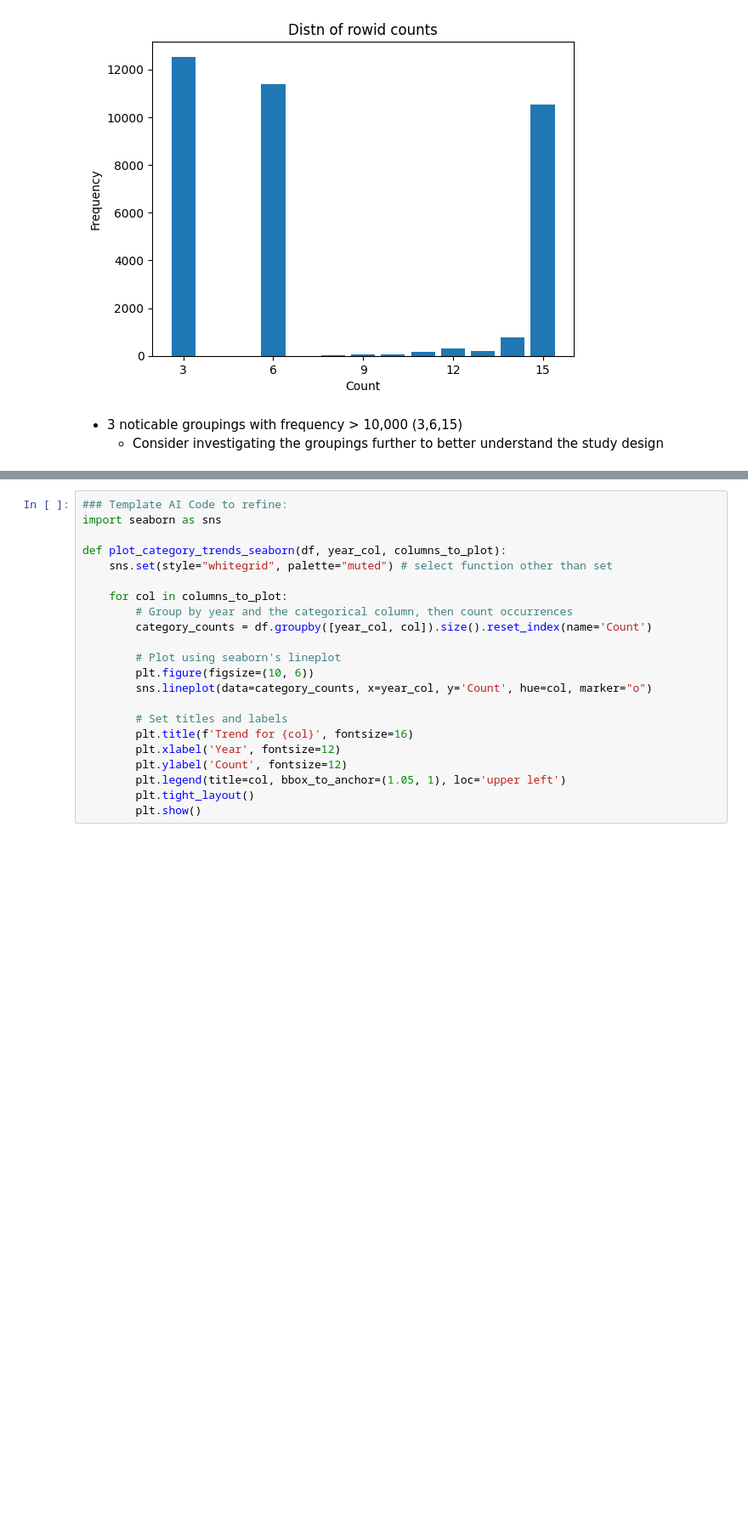
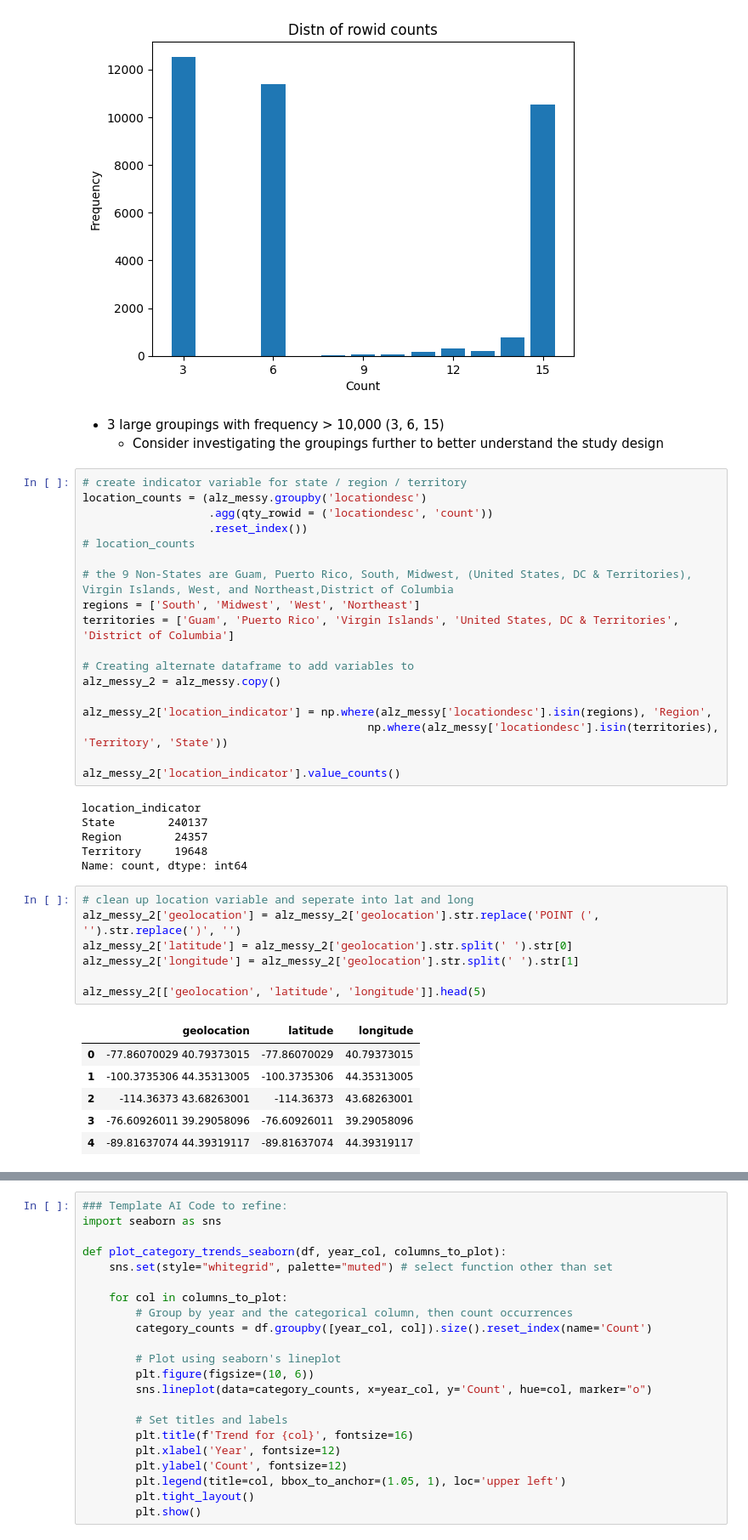
Before and after one commit to WulfNovak/python_data_cleaning, a Jupyter notebook: alz_health_data_clean.ipynb, the cells around one changed output, grey strips where cells are left out. Shown at 85% size. Saved outputs shown, nothing was run; the diff lists cells and outputs as text; blank space fills up the shorter version.

```diff
--- a/alz_health_data_clean.ipynb
+++ b/alz_health_data_clean.ipynb
@@ -267,5 +261,43 @@ plt.show();
 # %% [output]
 [figure]
 # %% [markdown]
-- 3 noticable groupings with frequency > 10,000 (3,6,15)
+- 3 large groupings with frequency > 10,000 (3, 6, 15)
     - Consider investigating the groupings further to better understand the study design
+# %%
+# create indicator variable for state / region / territory
+location_counts = (alz_messy.groupby('locationdesc')
+                   .agg(qty_rowid = ('locationdesc', 'count'))
+                   .reset_index())
+# location_counts
+
+# the 9 Non-States are Guam, Puerto Rico, South, Midwest, (United States, DC & Territories), Virgin Islands, West, and Northeast,District of Columbia
+regions = ['South', 'Midwest', 'West', 'Northeast']
+territories = ['Guam', 'Puerto Rico', 'Virgin Islands', 'United States, DC & Territories', 'District of Columbia']
+
+# Creating alternate dataframe to add variables to
+alz_messy_2 = alz_messy.copy()
+
+alz_messy_2['location_indicator'] = np.where(alz_messy['locationdesc'].isin(regions), 'Region',
+                                           np.where(alz_messy['locationdesc'].isin(territories), 'Territory', 'State'))
+
+alz_messy_2['location_indicator'].value_counts()
+# %% [output]
+location_indicator
+State        240137
+Region        24357
+Territory     19648
+Name: count, dtype: int64
+# %%
+# clean up location variable and seperate into lat and long
+alz_messy_2['geolocation'] = alz_messy_2['geolocation'].str.replace('POINT (', '').str.replace(')', '')
+alz_messy_2['latitude'] = alz_messy_2['geolocation'].str.split(' ').str[0]
+alz_messy_2['longitude'] = alz_messy_2['geolocation'].str.split(' ').str[1]
+
+alz_messy_2[['geolocation', 'latitude', 'longitude']].head(5)
+# %% [output]
+|  | geolocation | latitude | longitude |
+| 0 | -77.86070029 40.79373015 | -77.86070029 | 40.79373015 |
+| 1 | -100.3735306 44.35313005 | -100.3735306 | 44.35313005 |
+| 2 | -114.36373 43.68263001 | -114.36373 | 43.68263001 |
+| 3 | -76.60926011 39.29058096 | -76.60926011 | 39.29058096 |
+| 4 | -89.81637074 44.39319117 | -89.81637074 | 44.39319117 |
```
Also changed, not shown: parts of 4 cells of this notebook.
